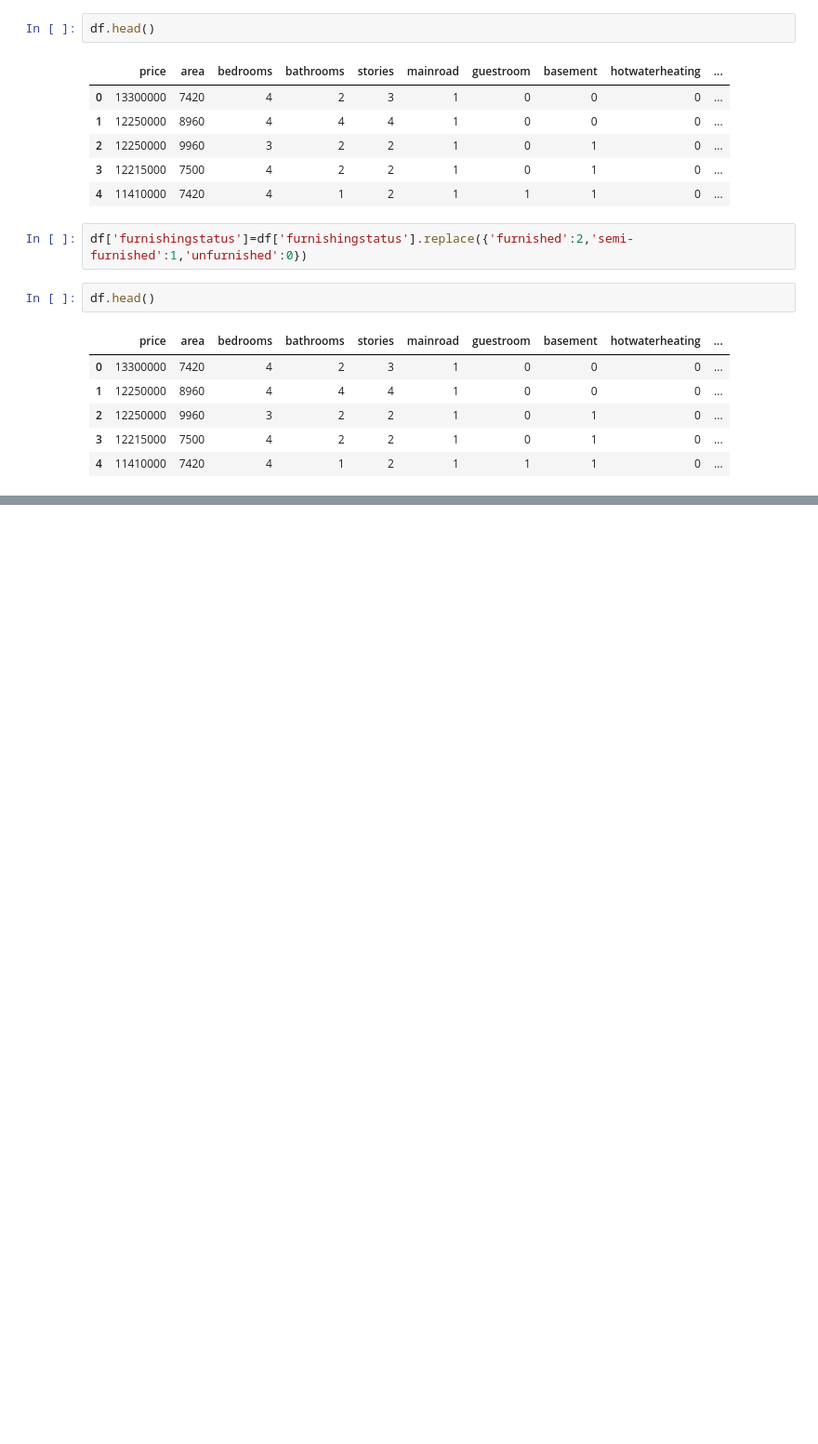
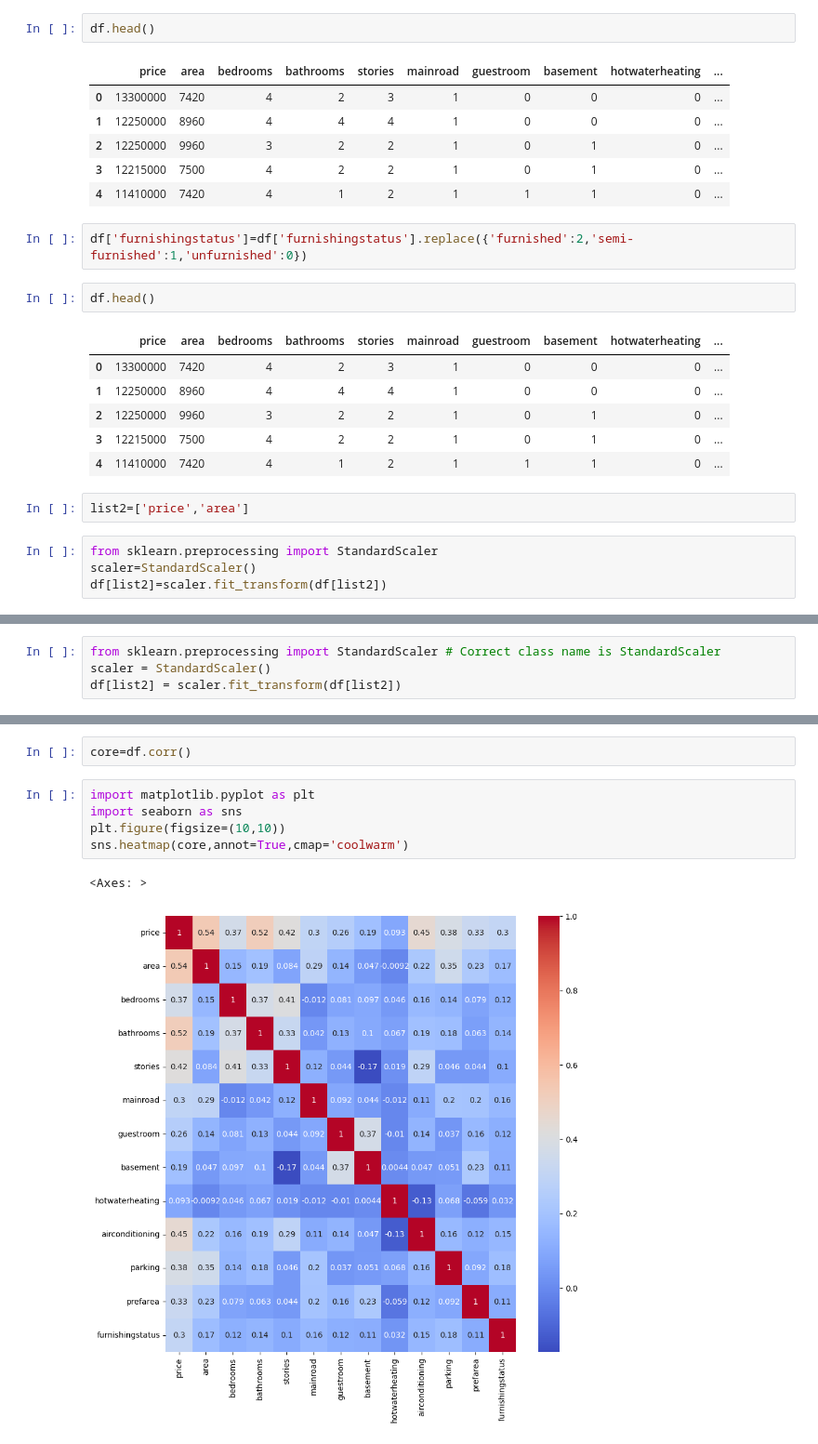
Before and after one commit to arikrishnan123/machine-learning-project-2, a Jupyter notebook: Untitled7.ipynb, the cells around one changed output, grey strips where cells are left out. Shown at 93% size. Saved outputs shown, nothing was run; the diff lists cells and outputs as text; blank space fills up the shorter version.

```diff
--- a/Untitled7.ipynb
+++ b/Untitled7.ipynb
@@ -83,3 +83,9 @@ df.head()
 | 2 | 12250000 | 9960 | 3 | 2 | 2 | 1 | 0 | 1 | 0 | ... |
 | 3 | 12215000 | 7500 | 4 | 2 | 2 | 1 | 0 | 1 | 0 | ... |
 | 4 | 11410000 | 7420 | 4 | 1 | 2 | 1 | 1 | 1 | 0 | ... |
+# %%
+list2=['price','area']
+# %%
+from sklearn.preprocessing import StandardScaler
+scaler=StandardScaler()
+df[list2]=scaler.fit_transform(df[list2])
@@ -85,0 +94,4 @@ df.head()
+# %%
+from sklearn.preprocessing import StandardScaler # Correct class name is StandardScaler
+scaler = StandardScaler()
+df[list2] = scaler.fit_transform(df[list2])
@@ -85,0 +107,10 @@ df.head()
+# %%
+core=df.corr()
+# %%
+import matplotlib.pyplot as plt
+import seaborn as sns
+plt.figure(figsize=(10,10))
+sns.heatmap(core,annot=True,cmap='coolwarm')
+# %% [output]
+<Axes: >
+[figure, added]
```
Also changed, not shown: parts of 12 cells of this notebook.
